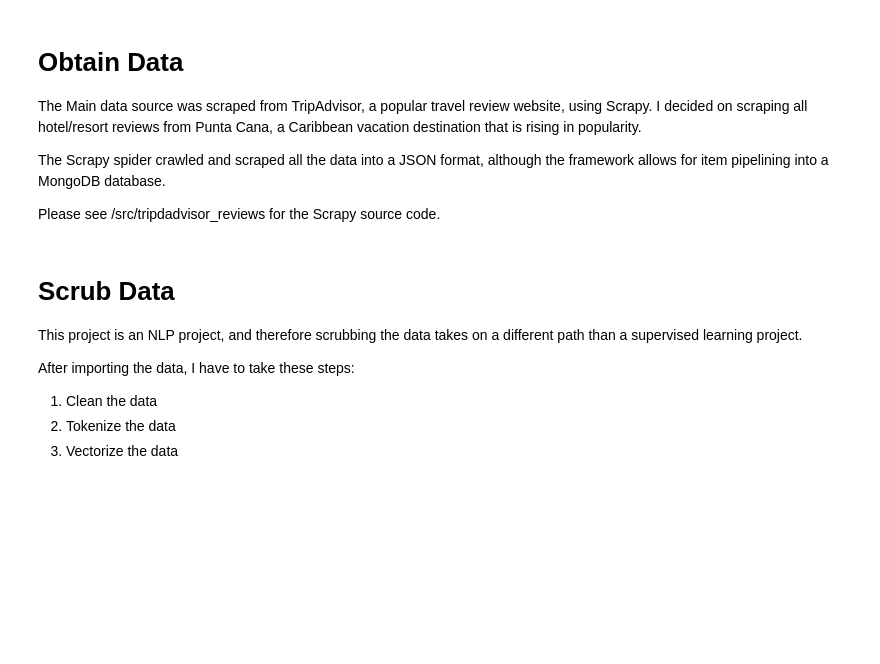
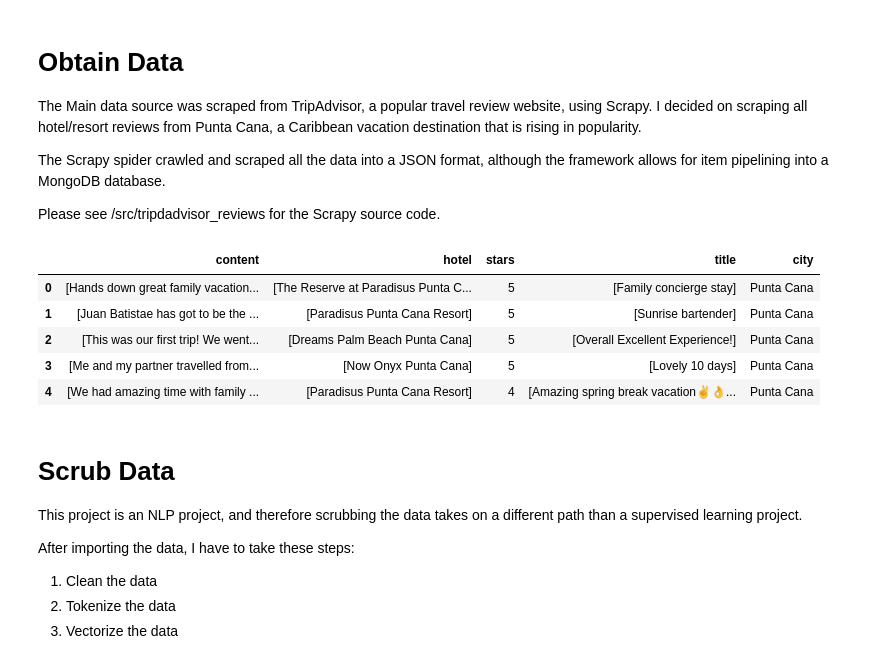
Before and after one commit to youngjeong46/travel-recommender, a Jupyter notebook: notebooks/MVP.ipynb, the cells around one changed output. Drawn from its saved outputs; the diff is of its cells as text; code cells hidden in the pictures; blank space fills up the shorter version.

```diff
--- a/notebooks/MVP.ipynb
+++ b/notebooks/MVP.ipynb
@@ -8,0 +66,10 @@ Please see /src/tripdadvisor_reviews for the Scrapy source code.
+# %%
+# reviews = load_all_jsons("../data/raw/")
+pc = pd.read_json("../data/raw/puntacana.json")
+aspen = pd.read_json("../data/raw/aspen.json")
+bor = pd.read_json("../data/raw/boracay.json")
+whistler = pd.read_json("../data/raw/whistler.json")
+gran = pd.read_json("../data/raw/grancanaria.json")
+playa = pd.read_json("../data/raw/playadelcarmen.json")
+vienna = pd.read_json("../data/raw/vienna.json")
+budapest = pd.read_json("../data/raw/budapest.json")
@@ -9,3 +90,12 @@ Please see /src/tripdadvisor_reviews for the Scrapy source code.
+# %%
+pos.head()
+# %% [output]
+|  | content | hotel | stars | title | city |
+| 0 | [Hands down great family vacation... | [The Reserve at Paradisus Punta C... | 5 | [Family concierge stay] | Punta Cana |
+| 1 | [Juan Batistae has got to be the ... | [Paradisus Punta Cana Resort] | 5 | [Sunrise bartender] | Punta Cana |
+| 2 | [This was our first trip! We went... | [Dreams Palm Beach Punta Cana] | 5 | [Overall Excellent Experience!] | Punta Cana |
+| 3 | [Me and my partner travelled from... | [Now Onyx Punta Cana] | 5 | [Lovely 10 days] | Punta Cana |
+| 4 | [We had amazing time with family ... | [Paradisus Punta Cana Resort] | 4 | [Amazing spring break vacation✌️👌... | Punta Cana |
 # %% [markdown]
 # Scrub Data
 
```
Also changed, not shown: parts of 80 cells of this notebook, 17 other files.
